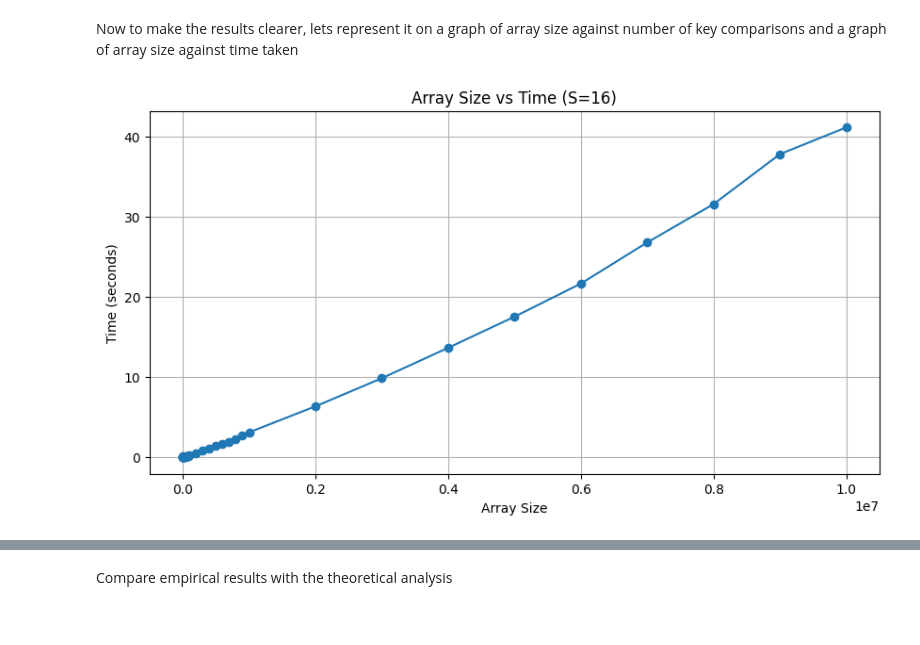
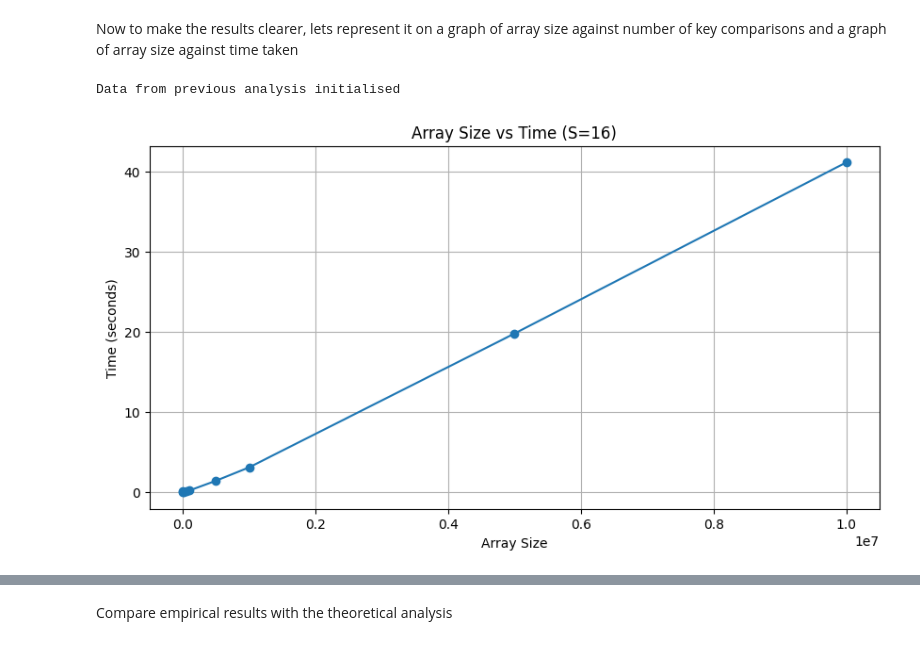
Before and after one commit to Abhinav-2223/SC2001_Group6, a Jupyter notebook: SC2001_SCED_Grp6_Lab1.ipynb, the cells around one changed output, grey strips where cells are left out. Cells and saved outputs as stored; diff of their text form; code cells hidden in the pictures.

```diff
--- a/SC2001_SCED_Grp6_Lab1.ipynb
+++ b/SC2001_SCED_Grp6_Lab1.ipynb
@@ -136,17 +136,9 @@ eg. array size of 1000: x = 1000
 # %% [markdown]
 1. number of different arrays to test :
 # %%
-arr_size = list(range(1000, 10_001, 1000)) \
-         + list(range(20_000, 100_001, 10_000)) \
-         + list(range(200_000, 1_000_001, 100_000)) \
-         + list(range(2_000_000, 10_000_001, 1_000_000))
+arr_sizes = [1000, 5000, 10_000, 50_000, 100_000, 500_000, 1_000_000, 5_000_000, 10_000_000]
 
-# generates array sizes from 1000 to 10 million
-# 1000 to 10,000 - 10 sizes
-# 20,000 to 100,000 - 9 sizes
-# 200,000 to 1,000,000 - 9 sizes
-# 2,000,000 to 10,000,000 - 9 sizes
-# total of 37 different sizes of arrays to test
+# generates 9 array sizes from 1000 to 10 million
 # %% [markdown]
 2. datasets for each array :
 # %%
@@ -162,3 +152,9 @@ Analyze Time Complexity:
+# %%
+def generate_data(size): # function to generate random arrays when size is given
+
+    test_array = [] # reinitialize test_array to empty list
+    test_array = [ random.randint(1, size) for _ in range(size)] # generate random array
+    return test_array # return the generated random array
 # %% [markdown]
 running the code and recording the number of key comparisons in each case
 # %%
@@ -194,28 +228,24 @@ Sorted check: True
 # %% [markdown]
 Now to make the results clearer, lets represent it on a graph of array size against number of key comparisons and a graph of array size against time taken
 # %%
-# Generating a graph of array size vs key comparisons
+# Generating a graph of array size vs time using previous analysis data
 if __name__ == "__main__":
-    sizes = []
-    comparisons_list = []
-    times_list = []
-
-    for arr in list_of_arrays:
-        c = ComparisonsCounter()  # create counter object
-        start = time.perf_counter()
-        sorted_arr = insertion_merge_hybird_sort(arr, 16, c)
-        end = time.perf_counter()
-        sizes.append(len(arr))
-        comparisons_list.append(c.returnKeyComparisons())
-        times_list.append(end - start)
+    # Use the data from the previous analysis (check if they exist in the global variables dictionary)
+    if 'analysis_sizes' in globals() and 'analysis_times' in globals():
+        sizes = analysis_sizes
+        times_list = analysis_times
+        print("Data from previous analysis initialised")
+    else:
+        print("No previous analysis data found")
 
     # Plot array size vs time
     plt.figure(figsize=(10, 5))
     plt.plot(sizes, times_list, marker='o')
     plt.xlabel('Array Size')
     plt.ylabel('Time (seconds)')
     plt.title('Array Size vs Time (S=16)')
     plt.grid(True)
     plt.show()
 # %% [output]
+Data from previous analysis initialised
-[figure, old version]
+[figure, new version]
```
Also changed, not shown: parts of 19 cells of this notebook.
